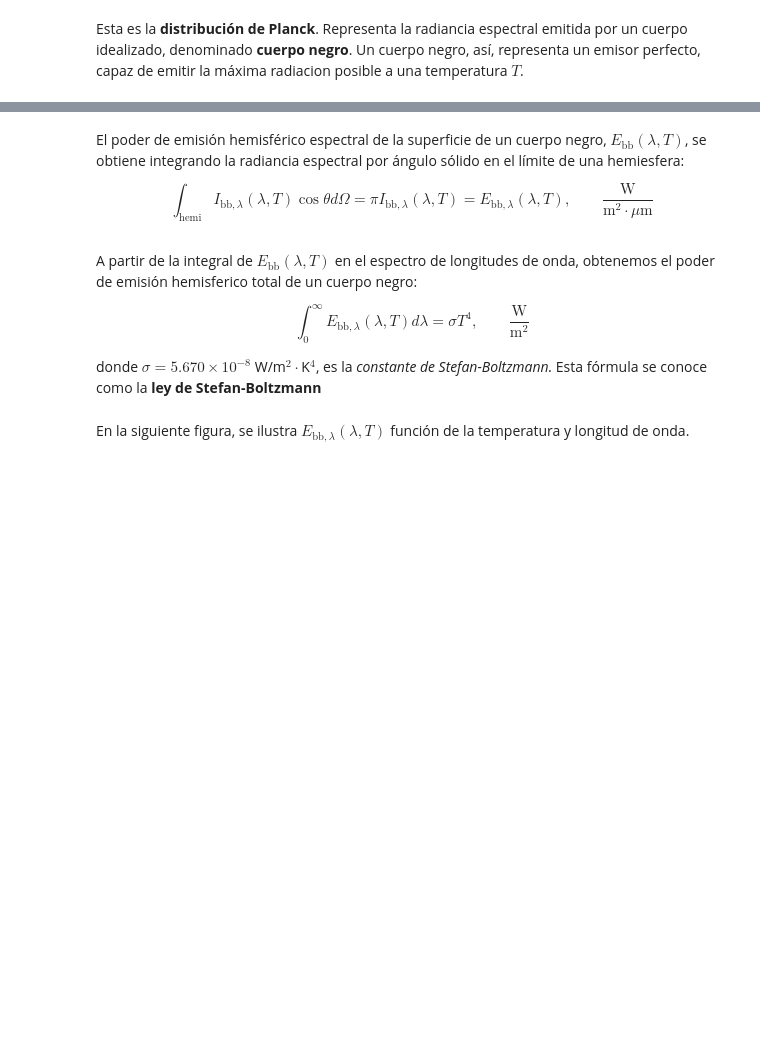
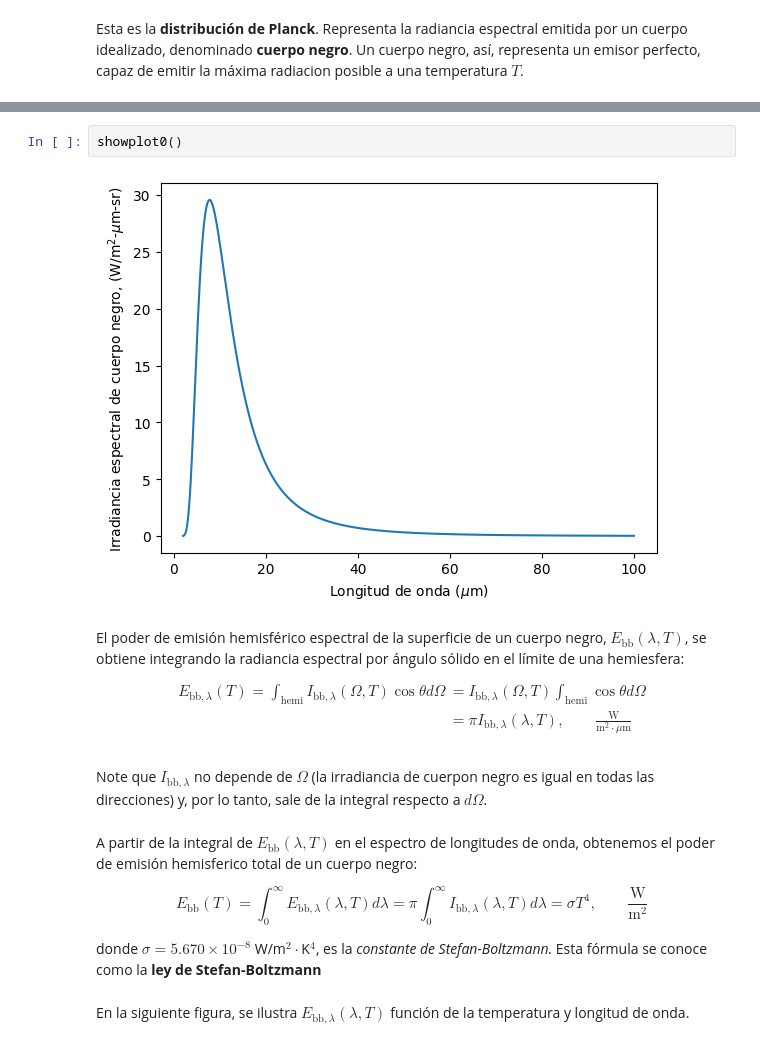
Before and after one commit to PanxoPanza/conversion_solar_termica, a Jupyter notebook: _build/jupyter_execute/06_RadiacionTermica/06_RadiacionTermica.ipynb, the cells around one changed output, grey strips where cells are left out. Drawn from its saved outputs; the diff is of its cells as text; blank space fills up the shorter version.

```diff
--- a/_build/jupyter_execute/06_RadiacionTermica/06_RadiacionTermica.ipynb
+++ b/_build/jupyter_execute/06_RadiacionTermica/06_RadiacionTermica.ipynb
@@ -183,14 +208,23 @@ Esta es la **distribución de Planck**. Representa la radiancia espectral emitid
+# %%
+showplot0()
+# %% [output]
+[figure, added]
 # %% [markdown]
 El poder de emisión hemisférico espectral de la superficie de un cuerpo negro, $E_\mathrm{bb}(\lambda,T)$, se obtiene integrando la radiancia espectral por ángulo sólido en el límite de una hemiesfera:
 
-\begin{equation}
-\int_\mathrm{hemi} I_{\mathrm{bb},\lambda}(\lambda,T)\cos\theta d\Omega = \pi I_{\mathrm{bb},\lambda}(\lambda,T) = E_{\mathrm{bb},\lambda}(\lambda,T),\quad\quad\frac{\mathrm{W}}{\mathrm{m}^2\cdot\mu\mathrm{m}}
-\end{equation}
+\begin{align*}
+E_{\mathrm{bb},\lambda}(T) = \int_\mathrm{hemi} I_{\mathrm{bb},\lambda}(\Omega, T)\cos\theta d\Omega &= I_{\mathrm{bb},\lambda}(\Omega, T)\int_\mathrm{hemi} \cos\theta d\Omega
+  \\
+  &=\pi I_{\mathrm{bb},\lambda}(\lambda,T)
+  ,\quad\quad\frac{\mathrm{W}}{\mathrm{m}^2\cdot\mu\mathrm{m}}
+\end{align*}
+# %% [markdown]
+Note que $I_{\mathrm{bb},\lambda}$ no depende de $\Omega$ (la irradiancia de cuerpon negro es igual en todas las direcciones) y, por lo tanto, sale de la integral respecto a $d\Omega$.
 # %% [markdown]
 A partir de la integral de $E_\mathrm{bb}(\lambda,T)$ en el espectro de longitudes de onda, obtenemos el poder de emisión hemisferico total de un cuerpo negro:
 
 \begin{equation}
-\int_0^\infty E_{\mathrm{bb},\lambda}(\lambda,T) d\lambda = \sigma T^4,\quad\quad\frac{\mathrm{W}}{\mathrm{m}^2}
+E_\mathrm{bb}(T) = \int_0^\infty E_{\mathrm{bb},\lambda}(\lambda,T) d\lambda = \pi\int_0^\infty I_{\mathrm{bb},\lambda}(\lambda,T) d\lambda = \sigma T^4,\quad\quad\frac{\mathrm{W}}{\mathrm{m}^2}
 \end{equation}
 
 donde $\sigma = 5.670\times10^{-8}$ W/m$^2\cdot$K$^4$, es la *constante de Stefan-Boltzmann.* Esta fórmula se conoce como la **ley de Stefan-Boltzmann**
```
Also changed, not shown: parts of 32 cells of this notebook, 35 other files.
